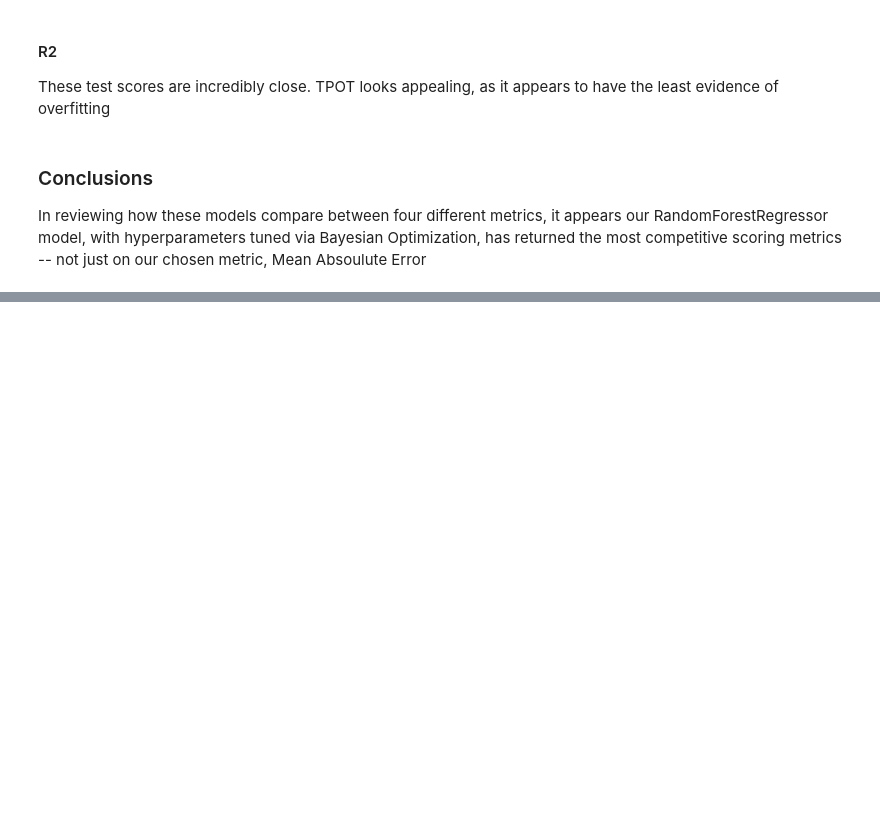
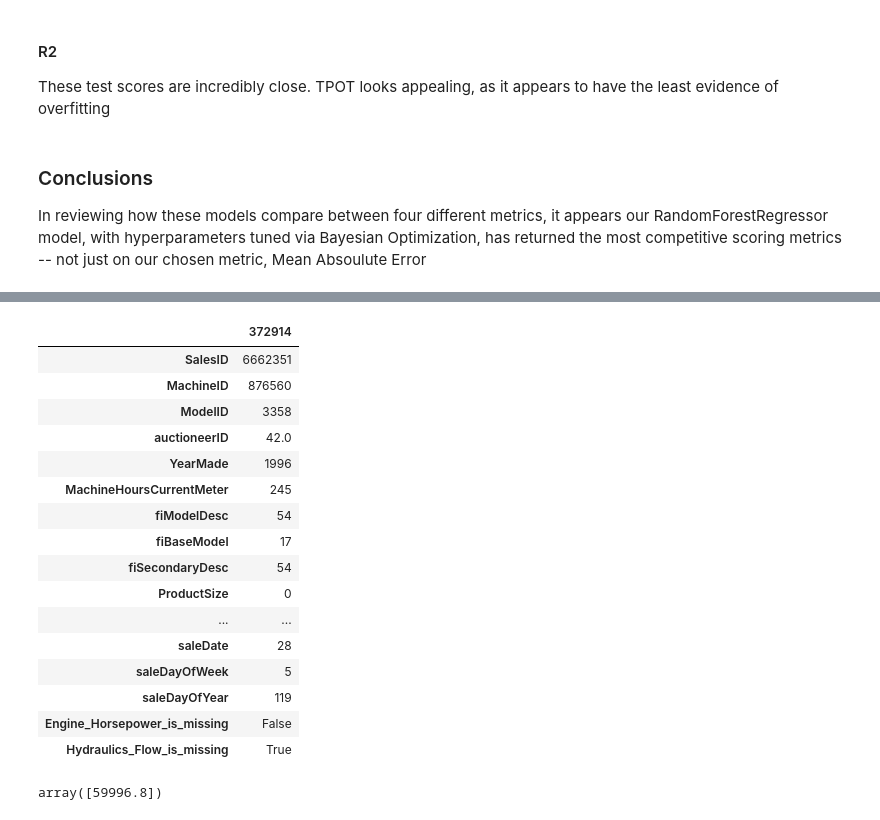
Before and after one commit to gregmckenzie88/Bulldozer-Price-Prediction, a Jupyter notebook: notebooks/preprocessing_and_training.ipynb, the cells around one changed output, grey strips where cells are left out. Drawn from its saved outputs; the diff is of its cells as text; code cells hidden in the pictures; blank space fills up the shorter version.

```diff
--- a/notebooks/preprocessing_and_training.ipynb
+++ b/notebooks/preprocessing_and_training.ipynb
@@ -669,0 +704,34 @@ In reviewing how these models compare between four different metrics, it appears
+# %%
+preds = X.tail(1).copy()
+# %%
+preds['SalesID'] = 6662351
+preds['MachineID'] = 876560
+preds['ModelID'] = 3358
+preds['auctioneerID'] = 42.0
+preds['YearMade'] = 1996
+preds['MachineHoursCurrentMeter'] = 245
+preds['fiModelDesc'] = 54
+preds['ProductSize'] = 0
+preds['fiProductClassDesc'] = 30
+preds['state'] = 20 # Massachusetts - 20
+preds['saleYear'] = 2013
+# %%
+preds.head().T
+# %% [output]
+|  | 372914 |
+| SalesID | 6662351 |
+| MachineID | 876560 |
+| ModelID | 3358 |
+| auctioneerID | 42.0 |
+| YearMade | 1996 |
+| MachineHoursCurrentMeter | 245 |
+| fiModelDesc | 54 |
+| fiBaseModel | 17 |
+| fiSecondaryDesc | 54 |
+| ProductSize | 0 |
+| ... | ... |
+| saleDate | 28 |
+| saleDayOfWeek | 5 |
+| saleDayOfYear | 119 |
+| Engine_Horsepower_is_missing | False |
+| Hydraulics_Flow_is_missing | True |
@@ -669,0 +740,4 @@ In reviewing how these models compare between four different metrics, it appears
+# %%
+prediction
+# %% [output]
+array([59996.8])
```
Also changed, not shown: parts of 29 cells of this notebook, 1 other file.
